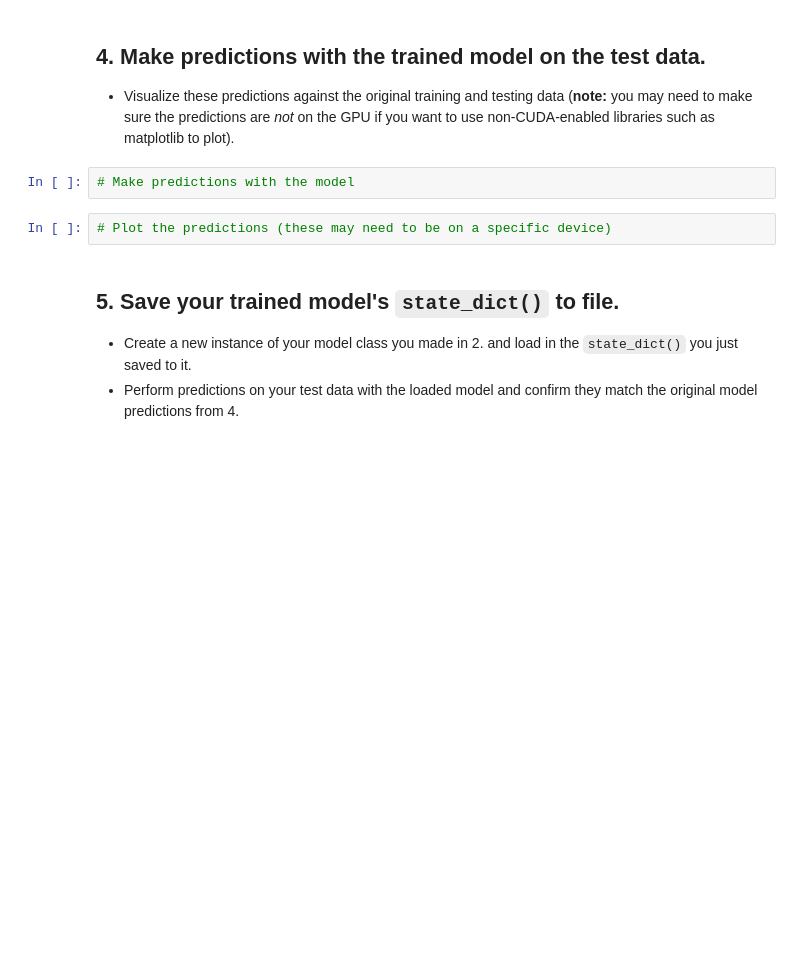
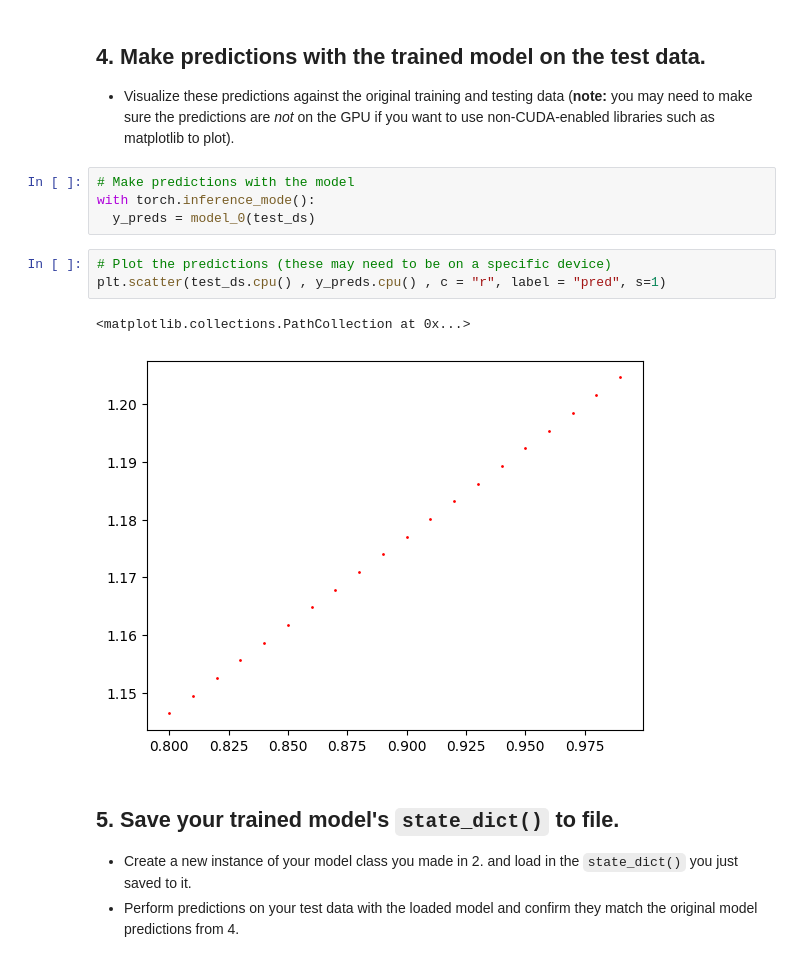
Before and after one commit to mustafafawzyzaki/torchstudy, a Jupyter notebook: extras/exercises/01_pytorch_workflow_exercises.ipynb, the cells around one changed output. Cells and saved outputs as stored; diff of their text form; blank space fills up the shorter version.

```diff
--- a/extras/exercises/01_pytorch_workflow_exercises.ipynb
+++ b/extras/exercises/01_pytorch_workflow_exercises.ipynb
@@ -184,8 +184,14 @@ Epoch: 280 | Train loss: 0.008 | Test loss: 0.007
   * Visualize these predictions against the original training and testing data (**note:** you may need to make sure the predictions are *not* on the GPU if you want to use non-CUDA-enabled libraries such as matplotlib to plot).
 # %%
 # Make predictions with the model
+with torch.inference_mode():
+  y_preds = model_0(test_ds)
 # %%
 # Plot the predictions (these may need to be on a specific device)
+plt.scatter(test_ds.cpu() , y_preds.cpu() , c = "r", label = "pred", s=1)
+# %% [output]
+<matplotlib.collections.PathCollection at 0x...>
+[figure, added]
 # %% [markdown]
 ## 5. Save your trained model's `state_dict()` to file.
   * Create a new instance of your model class you made in 2. and load in the `state_dict()` you just saved to it.
```
Also changed, not shown: parts of 5 cells of this notebook.
